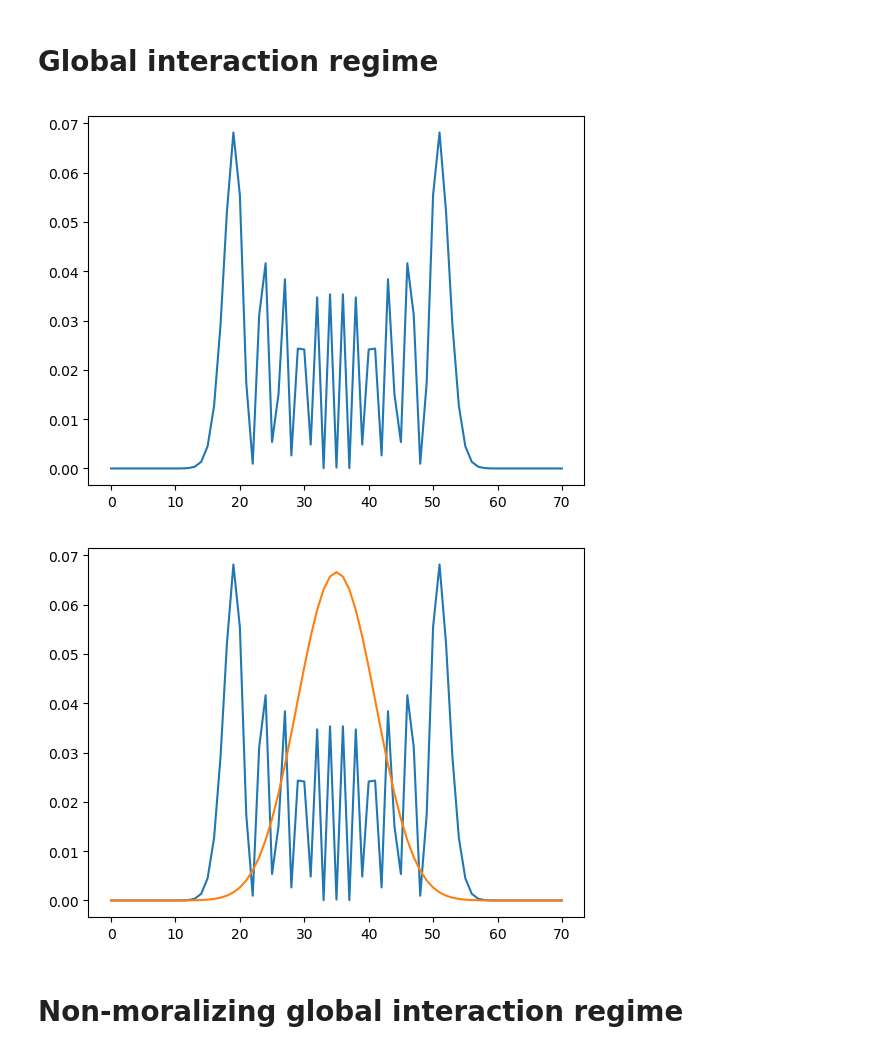
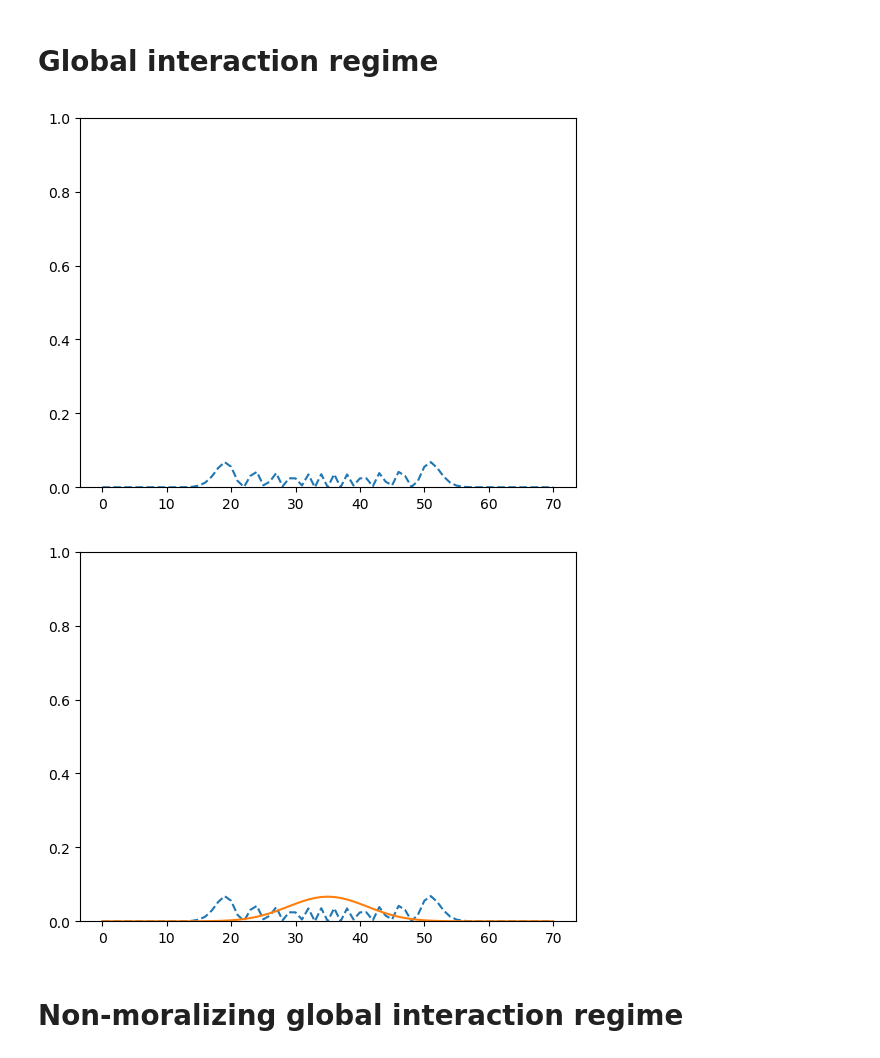
Before and after one commit to iitis/QSWalk.jl, a Jupyter notebook: examples/ex01_qsw_on_line.ipynb, the cells around one changed output. Drawn from its saved outputs; the diff is of its cells as text; code cells hidden in the pictures.

Commit message:
Added scalling parameter to the plots

```diff
--- a/examples/ex01_qsw_on_line.ipynb
+++ b/examples/ex01_qsw_on_line.ipynb
@@ -16,6 +12,8 @@ dim = 71;
 steps = 10;
 # %%
 s0 = Int((dim+1)/2);
+# %%
+scaley = false;
 # %% [markdown]
 # Adjacency matrix
 # %%
@@ -52,13 +50,14 @@ time_points = collect(0:steps)*time_step;
 # %%
 res_glob = evolve(evo, init, time_points);
 # %%
-plot(diag(res_glob[steps]));
+plot(diag(res_glob[steps]),linestyle="dashed",scaley=scaley);
 # %% [output]
-[figure, old version]
+[figure, new version]
 # %%
-plot(diag(res_glob[steps])), plot(diag(res_class[steps]));
+plot(diag(res_glob[steps]),linestyle="dashed",scaley=scaley);
+plot(diag(res_class[steps]),scaley=scaley);
 # %% [output]
-[figure, old version]
+[figure, new version]
 # %% [markdown]
 # Non-moralizing global interaction regime
 # %%
```
Also changed, not shown: parts of 5 cells of this notebook.
